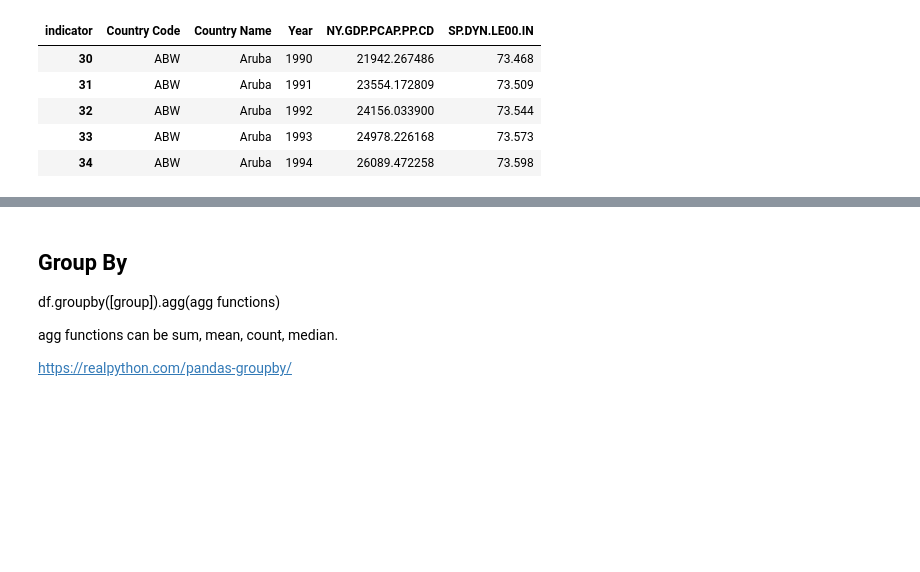
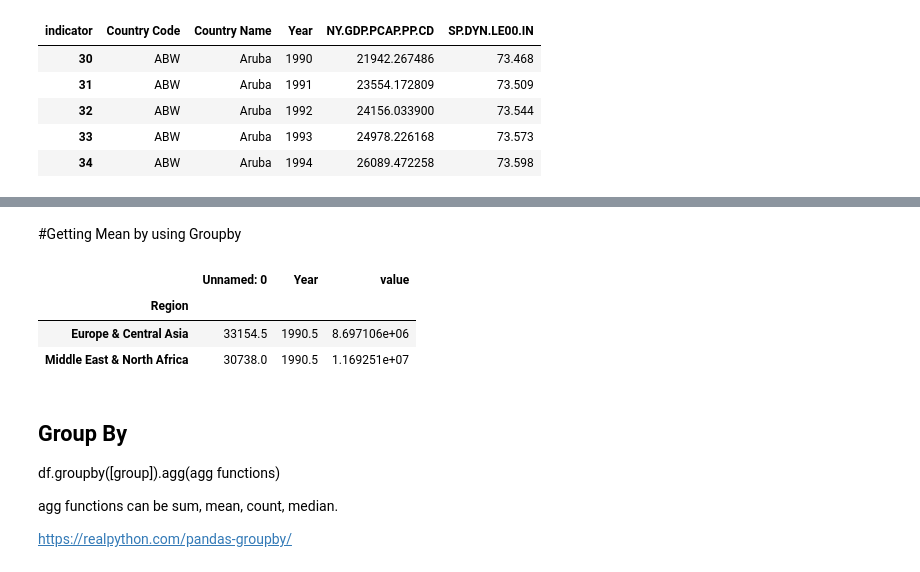
Before and after one commit to Zarak00/Data690_fall2022, a Jupyter notebook: assignments_07/assignment_07.ipynb, the cells around one changed output, grey strips where cells are left out. Cells and saved outputs as stored; diff of their text form; code cells hidden in the pictures; blank space fills up the shorter version.

```diff
--- a/assignments_07/assignment_07.ipynb
+++ b/assignments_07/assignment_07.ipynb
@@ -193,3 +256,12 @@ fig.show()
+# %% [markdown]
+#Getting Mean by using Groupby
+# %%
+df4.groupby(['Region']).mean()
+# %% [output]
+|  | Unnamed: 0 | Year | value |
+| Region |  |  |  |
+| Europe & Central Asia | 33154.5 | 1990.5 | 8.697106e+06 |
+| Middle East & North Africa | 30738.0 | 1990.5 | 1.169251e+07 |
 # %% [markdown]
 ## Group By
 
```
Also changed, not shown: parts of 22 cells of this notebook.
